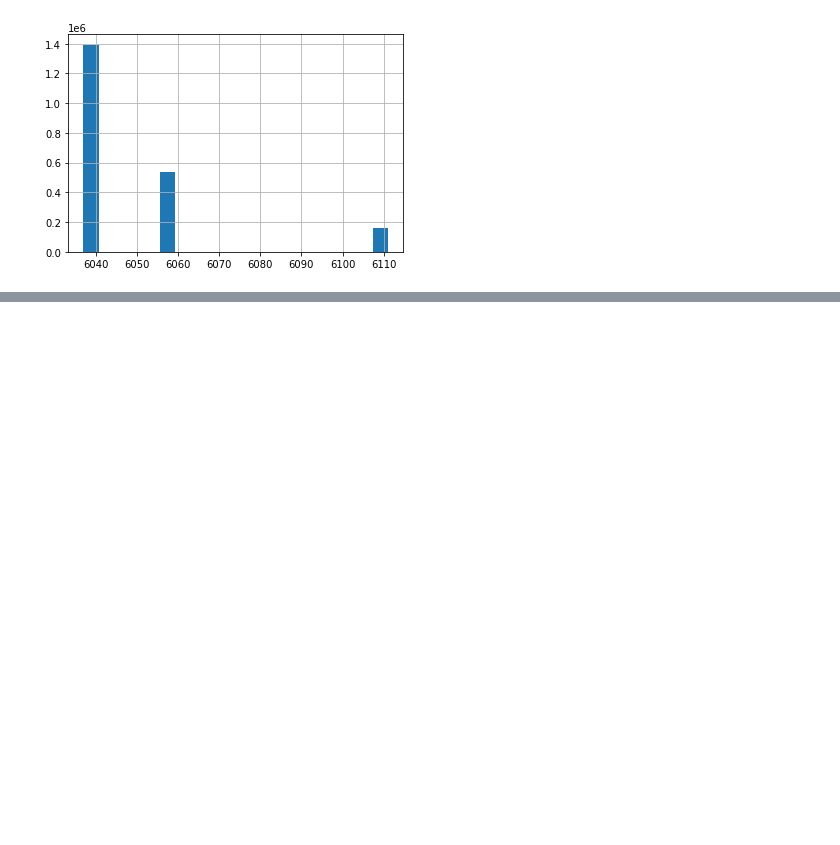
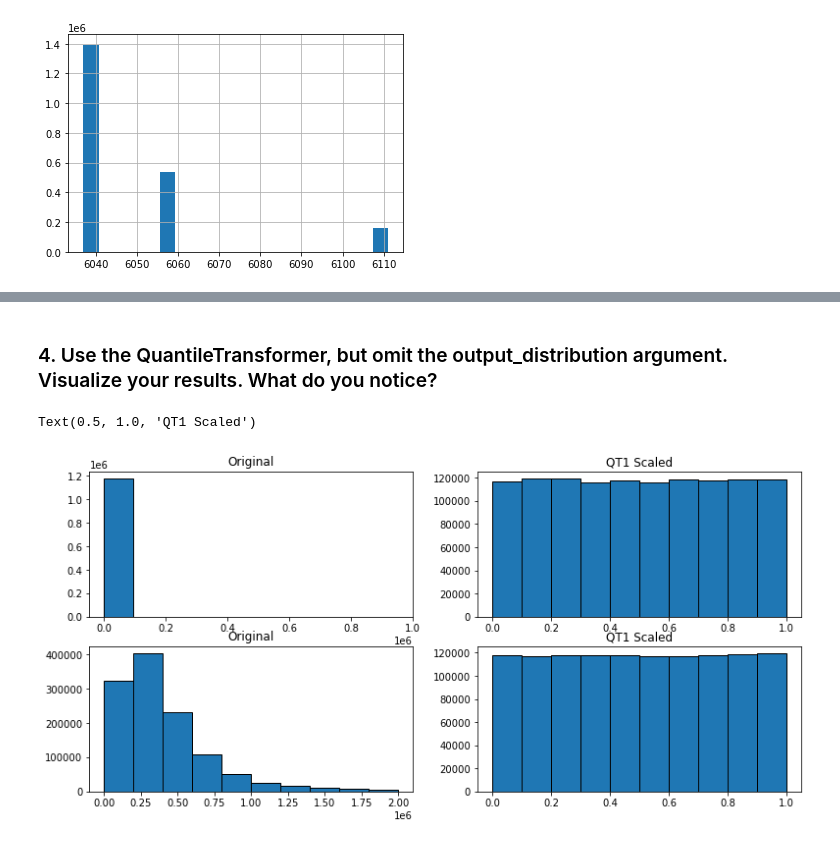
Before and after one commit to Chenchen070/regression, a Jupyter notebook: scalling_exercises.ipynb, the cells around one changed output, grey strips where cells are left out. Saved outputs shown, nothing was run; the diff lists cells and outputs as text; code cells hidden in the pictures; blank space fills up the shorter version.

```diff
--- a/scalling_exercises.ipynb
+++ b/scalling_exercises.ipynb
@@ -58,0 +202,31 @@ x_train, x_validate = train_test_split(x_train_and_validate)
+# %% [markdown]
+### 4. Use the QuantileTransformer, but omit the output_distribution argument. Visualize your results. What do you notice?
+# %%
+qt1 = QuantileTransformer()
+
+cols_to_scale = ['calculatedfinishedsquarefeet', 'taxvaluedollarcnt']
+
+qt1.fit(train[cols_to_scale])
+
+train_qt1 = qt1.transform(train[cols_to_scale])
+
+train_qt1 = pd.DataFrame(train_qt1)
+train_qt1 = train_qt1.rename(columns = {0 :'squarefeet_qt_scaled',1 :'taxvalue_qt_scaled'})
+
+plt.figure(figsize=(13, 6))
+plt.subplot(221)
+plt.hist(train.calculatedfinishedsquarefeet, bins=10, ec='black')
+plt.title('Original')
+plt.subplot(222)
+plt.hist(train_qt1.squarefeet_qt_scaled, bins=10, ec='black')
+plt.title('QT1 Scaled')
+
+plt.subplot(223)
+plt.hist(train.taxvaluedollarcnt, bins=10, ec='black')
+plt.title('Original')
+plt.subplot(224)
+plt.hist(train_qt1.taxvalue_qt_scaled, bins=10, ec='black')
+plt.title('QT1 Scaled')
+# %% [output]
+Text(0.5, 1.0, 'QT1 Scaled')
+[figure, added]
```
Also changed, not shown: parts of 26 cells of this notebook.
